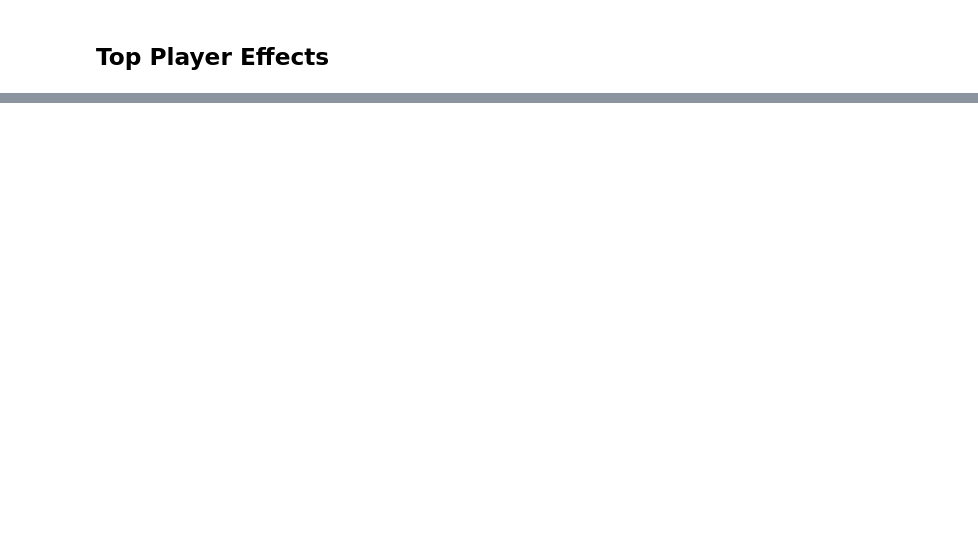
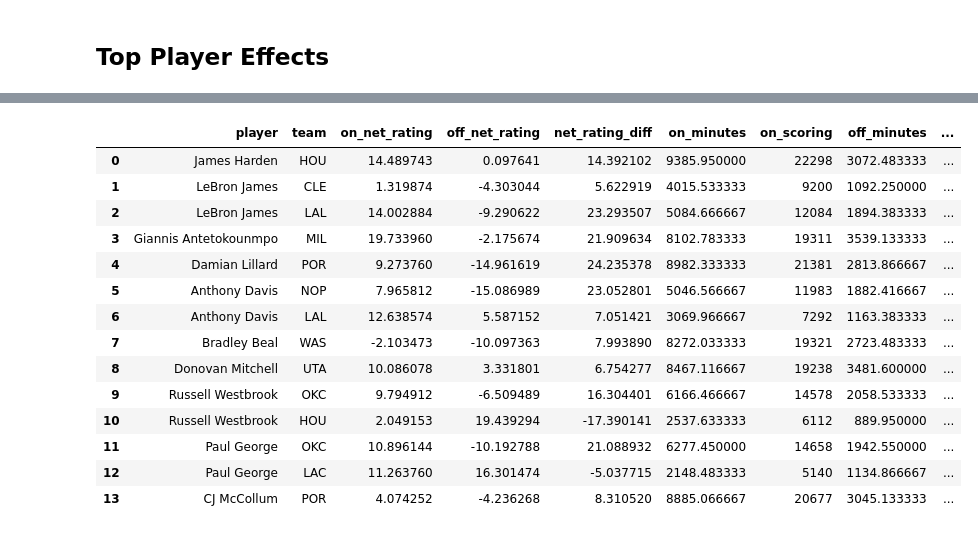
Before and after one commit to nhamby/45983-Assignment-1-Team-15, a Jupyter notebook: analysis.ipynb, the cells around one changed output, grey strips where cells are left out. Saved outputs shown, nothing was run; the diff lists cells and outputs as text; code cells hidden in the pictures; blank space fills up the shorter version.

```diff
--- a/analysis.ipynb
+++ b/analysis.ipynb
@@ -174,0 +214,66 @@ results_df
+# %%
+net_rating_results = []
+
+for top_player in top_players_list:
+    # determine what teams the player has played for
+    teams_scored_for = df.loc[
+        (df['player'] == top_player) & (df['points'] > 0), 'team'
+    ].dropna().str.strip().unique()
+
+    for team in teams_scored_for:
+        team_mask = df['team'].str.strip() == team
+
+        # find games the top player played in
+        mask_on = df[players_on_court].apply(lambda row: top_player in row.values, axis=1)
+        games_played = df.loc[mask_on & (df['team'].str.strip() == team), 'game_id'].unique()
+        games_played_df = df[df['game_id'].isin(games_played)].copy()
+
+        # make the on-court mask within these games
+        on_mask = games_played_df[players_on_court].apply(lambda row: top_player in row.values, axis=1)
+
+        # on-court calculations
+        on_scoring = games_played_df.loc[on_mask & (games_played_df['team'].str.strip() == team), 'points'].sum()
+        on_allowed = games_played_df.loc[on_mask & (games_played_df['team'].str.strip() != team), 'points'].sum()
+        on_minutes = games_played_df.loc[on_mask, 'play_length_seconds'].sum() / 60
+        on_net_margin = on_scoring - on_allowed
+        on_net_rating = (on_net_margin / on_minutes) * 100 if on_minutes > 0 else np.nan
+
+        # off-court calculations
+        off_scoring = games_played_df.loc[(~on_mask) & (games_played_df['team'].str.strip() == team), 'points'].sum()
+        off_allowed = games_played_df.loc[(~on_mask) & (games_played_df['team'].str.strip() != team), 'points'].sum()
+        off_minutes = games_played_df.loc[~on_mask, 'play_length_seconds'].sum() / 60
+        off_net_margin = off_scoring - off_allowed
+        off_net_rating = (off_net_margin / off_minutes) * 100 if off_minutes > 0 else np.nan
+
+        # append the teams's metrics to a list
+        net_rating_results.append({
+            'player': top_player,
+            'team': team,
+            'on_net_rating': on_net_rating,
+            'off_net_rating': off_net_rating,
+            'net_rating_diff': on_net_rating - off_net_rating,
+            'on_minutes': on_minutes,
+            'on_scoring': on_scoring,
+            'off_minutes': off_minutes,
+            'off_scoring': off_scoring
+        })
+
+# create a dataframe
+net_rating_results_df = pd.DataFrame(net_rating_results)
+net_rating_results_df
+# %% [output]
+|  | player | team | on_net_rating | off_net_rating | net_rating_diff | on_minutes | on_scoring | off_minutes | ... |
+| 0 | James Harden | HOU | 14.489743 | 0.097641 | 14.392102 | 9385.950000 | 22298 | 3072.483333 | ... |
+| 1 | LeBron James | CLE | 1.319874 | -4.303044 | 5.622919 | 4015.533333 | 9200 | 1092.250000 | ... |
+| 2 | LeBron James | LAL | 14.002884 | -9.290622 | 23.293507 | 5084.666667 | 12084 | 1894.383333 | ... |
+| 3 | Giannis Antetokounmpo | MIL | 19.733960 | -2.175674 | 21.909634 | 8102.783333 | 19311 | 3539.133333 | ... |
+| 4 | Damian Lillard | POR | 9.273760 | -14.961619 | 24.235378 | 8982.333333 | 21381 | 2813.866667 | ... |
+| 5 | Anthony Davis | NOP | 7.965812 | -15.086989 | 23.052801 | 5046.566667 | 11983 | 1882.416667 | ... |
+| 6 | Anthony Davis | LAL | 12.638574 | 5.587152 | 7.051421 | 3069.966667 | 7292 | 1163.383333 | ... |
+| 7 | Bradley Beal | WAS | -2.103473 | -10.097363 | 7.993890 | 8272.033333 | 19321 | 2723.483333 | ... |
+| 8 | Donovan Mitchell | UTA | 10.086078 | 3.331801 | 6.754277 | 8467.116667 | 19238 | 3481.600000 | ... |
+| 9 | Russell Westbrook | OKC | 9.794912 | -6.509489 | 16.304401 | 6166.466667 | 14578 | 2058.533333 | ... |
+| 10 | Russell Westbrook | HOU | 2.049153 | 19.439294 | -17.390141 | 2537.633333 | 6112 | 889.950000 | ... |
+| 11 | Paul George | OKC | 10.896144 | -10.192788 | 21.088932 | 6277.450000 | 14658 | 1942.550000 | ... |
+| 12 | Paul George | LAC | 11.263760 | 16.301474 | -5.037715 | 2148.483333 | 5140 | 1134.866667 | ... |
+| 13 | CJ McCollum | POR | 4.074252 | -4.236268 | 8.310520 | 8885.066667 | 20677 | 3045.133333 | ... |
```
Also changed, not shown: parts of 13 cells of this notebook, 1 other file.
